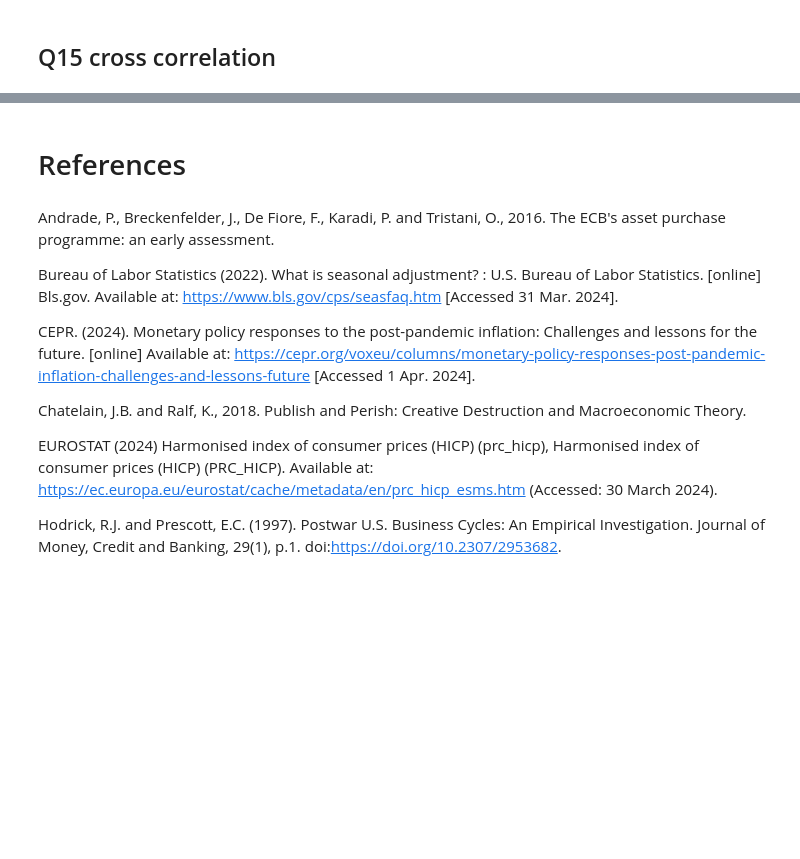
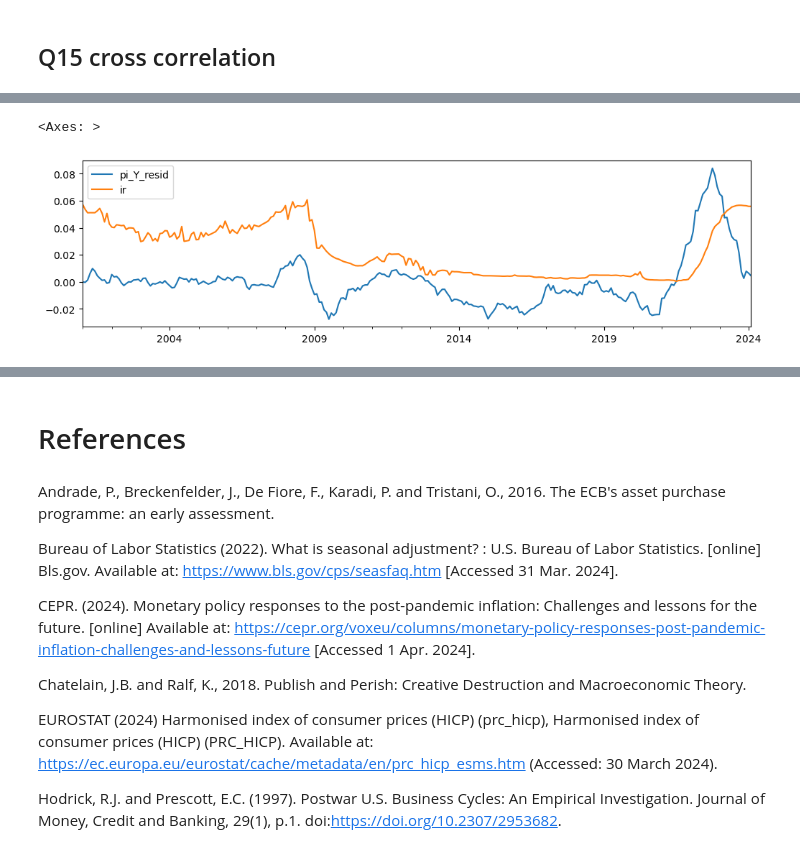
Before and after one commit to joelt101/Taylor-Rule-Project-Macro, a Jupyter notebook: macro2.ipynb, the cells around one changed output, grey strips where cells are left out. Drawn from its saved outputs; the diff is of its cells as text; code cells hidden in the pictures; blank space fills up the shorter version.

```diff
--- a/macro2.ipynb
+++ b/macro2.ipynb
@@ -1200,6 +1260,11 @@ pd.DataFrame(corr, index=idx);
 # %%
 sub = df[['pi_Y_resid', 'ir']].dropna().copy()
-sub['pi_Y_resid'] = np.log(sub.pi_Y_resid + abs(sub.pi_Y_resid.min()) + .01)
-
-sub = sub.join(sub.shift(1).add_suffix('_lead1')).dropna()
+sub['pi_Y_resid_lagged'] = sub['pi_Y_resid'].shift(1)
+sub['ir_lagged'] = sub['ir'].shift(1)
+sub.dropna(inplace=True)
+# %%
+sub[['pi_Y_resid', 'ir']].plot()
+# %% [output]
+<Axes: >
+[figure, added]
 # %%
```
Also changed, not shown: parts of 87 cells of this notebook.
